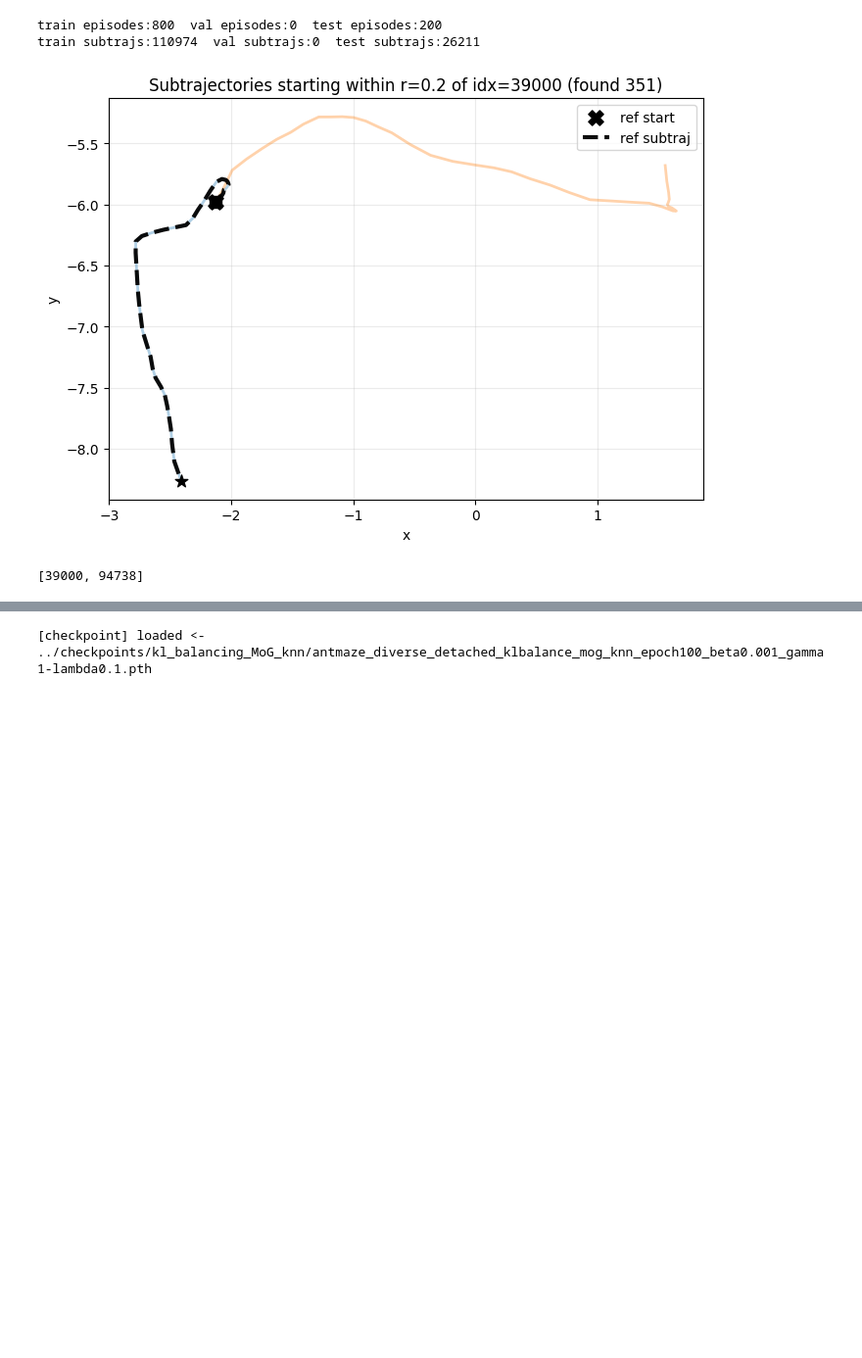
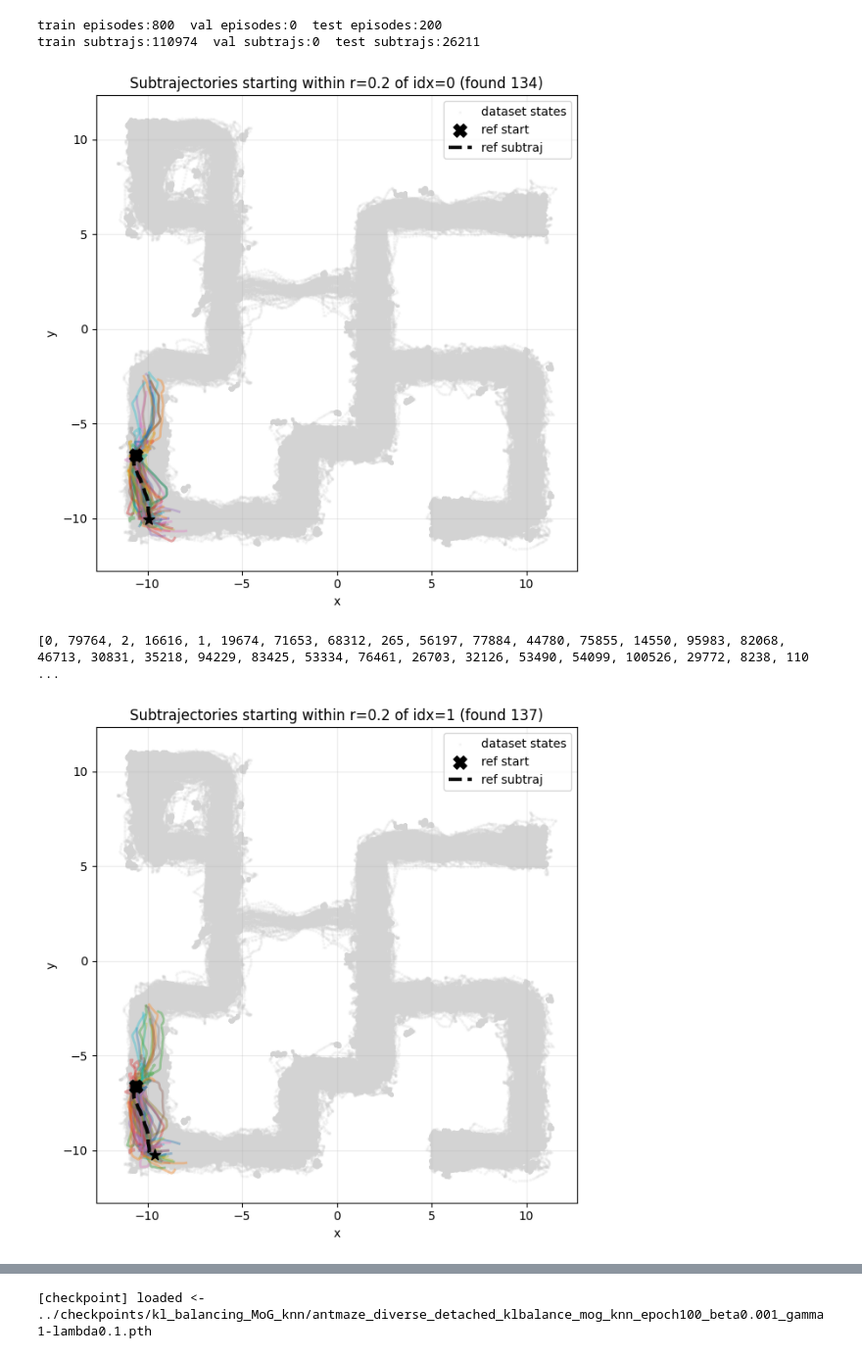
Before and after one commit to williamhuang08/Learning-Temporal-World-Models, a Jupyter notebook: model/plot_priorpost_match.ipynb, the cells around one changed output, grey strips where cells are left out. Shown at 98% size. Drawn from its saved outputs; the diff is of its cells as text; code cells hidden in the pictures; blank space fills up the shorter version.

Commit message:
Updated code to observe multimodality when velocities are similar. Also added code to look for states that need to learn 'branching' behavior

```diff
--- a/model/plot_priorpost_match.ipynb
+++ b/model/plot_priorpost_match.ipynb
@@ -190,9 +190,10 @@ def split_obs_to_qpos_qvel(s0_obs, s0_ag, env):
     return qpos.astype(np.float32), qvel.astype(np.float32)
 
 
-def _get_start_xy_from_item(item):
-    s0, S, A, sT = item
+def get_state_xy(state):
+    s0, S, A, sT = state
     return s0[-2:].astype(np.float32)
+
 
 
 def find_subtrajs_starting_near(ds, ref_idx, radius=0.25):
@@ -200,14 +201,14 @@ def find_subtrajs_starting_near(ds, ref_idx, radius=0.25):
     Returns near_idxs: list of indices i where ||start_xy(i) - start_xy(ref)|| <= radius and np.array of distances aligned with near_idxs
     """
     ref_item = ds.items[ref_idx]
-    ref_xy = _get_start_xy_from_item(ref_item)
+    ref_xy = get_state_xy(ref_item)
 
     near_idxs = []
     near_dists = []
 
     # scan all subtrajectories
     for i, item in enumerate(ds.items):
-        xy = _get_start_xy_from_item(item)
+        xy = get_state_xy(item)
         d = np.linalg.norm(xy - ref_xy)
         if d <= radius:
             near_idxs.append(i)
@@ -499,6 +613,16 @@ def draw_cov_ellipse(ax, mean, cov, n_std=2.0, **kwargs):
 # %%
-idx = plot_nearby_subtrajectory(train_ds, ref_idx=39000, radius=0.2, max_plots=2)
-print(idx)
+
+all_xy = []
+for ep in ant_maze_dataset.iterate_episodes():
+    xy = ep.observations["achieved_goal"][:, :2]
+    all_xy.append(xy)
+
+all_xy = np.concatenate(all_xy, axis=0)
+for i in range(10):
+    idx = plot_nearby_subtrajectory(train_ds, all_xy, ref_idx=i, radius=0.2, max_plots=500)
+    print(idx)
+    time.sleep(0.2)
 # %% [output]
-[figure, old version]
+[figure, new version]
-[39000, 94738]
+[0, 79764, 2, 16616, 1, 19674, 71653, 68312, 265, 56197, 77884, 44780, 75855, 14550, 95983, 82068, 46713, 30831, 35218, 94229, 83425, 53334, 76461, 26703, 32126, 53490, 54099, 100526, 29772, 8238, 110 ...
+[figure, added]
```
Also changed, not shown: parts of 2 cells of this notebook.
